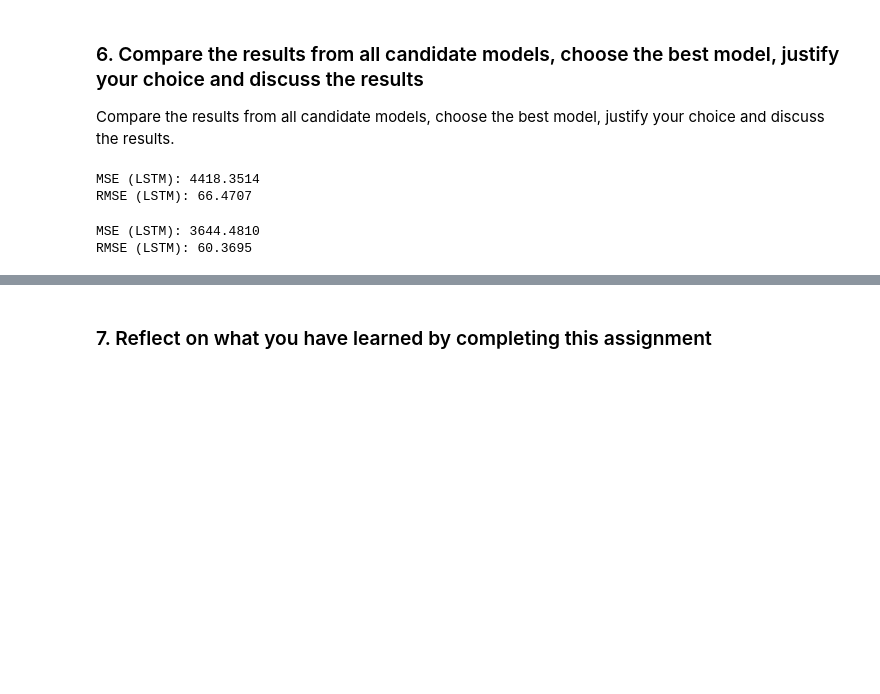
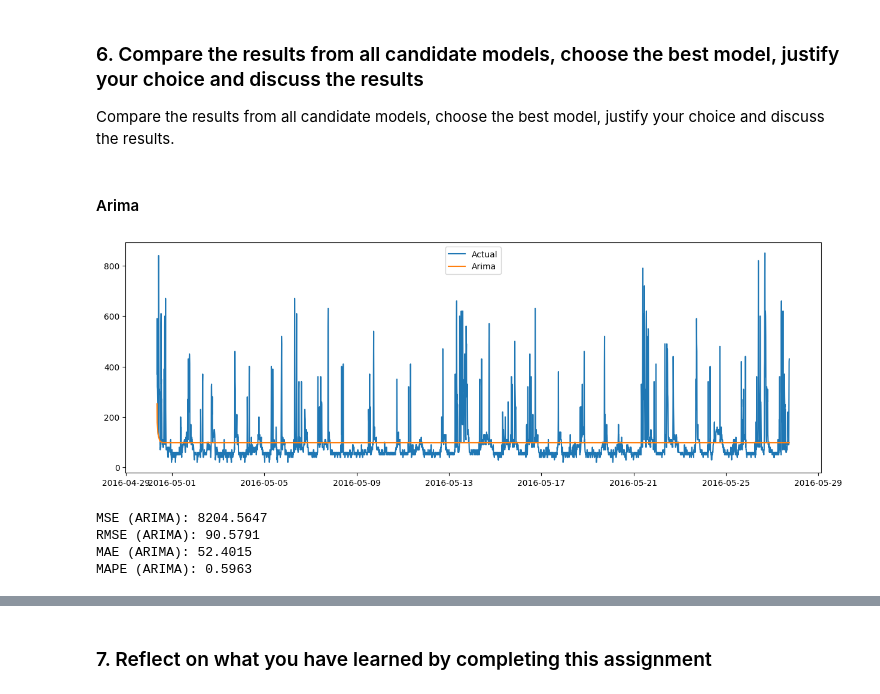
Before and after one commit to secary/compsci7306, a Jupyter notebook: mbd_a2/a1942340_dongjuma_assign2.ipynb, the cells around one changed output, grey strips where cells are left out. Drawn from its saved outputs; the diff is of its cells as text; code cells hidden in the pictures; blank space fills up the shorter version.

```diff
--- a/mbd_a2/a1942340_dongjuma_assign2.ipynb
+++ b/mbd_a2/a1942340_dongjuma_assign2.ipynb
@@ -191,10 +236,12 @@ Warnings:
 # %%
+# Define LSTM class and its input sequences
 import torch
 from sklearn.preprocessing import MinMaxScaler
 import torch.nn as nn
 
 series = data['Appliances'].values.reshape(-1,1)
 
+# Data scaling
 scaler = MinMaxScaler()
 series_scaled = scaler.fit_transform(series)
 
@@ -213,7 +260,7 @@ def create_sequences(data, seq_len):
 seq_len = 6
 X, y = create_sequences(series_scaled, seq_len)
 
-train_size = int(0.8 * len(X))
+# Data split
 X_train, X_test = X[:train_size], X[train_size:]
 y_train, y_test = y[:train_size], y[train_size:]
 
@@ -228,6 +275,8 @@ class LSTMModel(nn.Module):
         out = self.fc(out[:, -1, :])
         return out
 
+
+# Set model LSTM
 model_lstm = LSTMModel()
 criterion = nn.MSELoss()
 optimizer = torch.optim.Adam(model_lstm.parameters(), lr=0.001)
@@ -296,12 +341,8 @@ Epoch 300, Loss: 0.0040
 # %% [markdown]
 ### 5. Test predictin models and show results
 # %%
-forecast_arima = model_arima.predict(n_periods=split1)
+# ARIMA's prediction
+forecast_arima = model_arima.predict(n_periods=train_size)
 forecast_arima = pd.Series(forecast_arima, index=test1.index)
-
-plt.figure(figsize=(15, 5))
-plt.plot(test1, label='Actual')
-plt.plot(forecast_arima, label='Predicted')
-plt.legend()
-plt.show()
+forecast_arima
 # %% [output]
@@ -351,21 +427,27 @@ plt.show()
 ### 6. Compare the results from all candidate models, choose the best model, justify your choice and discuss the results
 
 Compare the results from all candidate models, choose the best model, justify your choice and discuss the results.
-# %%
-mse_arima = mean_squared_error(test1.values, forecast_arima.values)
-rmse_arima = mse_arima ** 0.5
-
-print(f"MSE (LSTM): {mse_arima:.4f}")
-print(f"RMSE (LSTM): {rmse_arima:.4f}")
-# %% [output]
-MSE (LSTM): 4418.3514
-RMSE (LSTM): 66.4707
-# %%
-mse_lstm = mean_squared_error(y_test_inv, pred_inv)
-rmse_lstm = mse_lstm ** 0.5
-
-print(f"MSE (LSTM): {mse_lstm:.4f}")
-print(f"RMSE (LSTM): {rmse_lstm:.4f}")
-# %% [output]
-MSE (LSTM): 3644.4810
-RMSE (LSTM): 60.3695
+# %% [markdown]
+#### Arima
+# %%
+plt.figure(figsize=(15, 5))
+plt.plot(test1, label='Actual')
+plt.plot(forecast_arima, label='Arima')
+plt.legend()
+plt.show()
+
+mse_arima = mean_squared_error(test1.values, forecast_arima.values)
+rmse_arima = mse_arima ** 0.5
+mae_arima = mean_absolute_error(test1.values, forecast_arima.values)
+mape_arima = mean_absolute_percentage_error(test1.values, forecast_arima.values)
+
+print(f"MSE (ARIMA): {mse_arima:.4f}")
+print(f"RMSE (ARIMA): {rmse_arima:.4f}")
+print(f"MAE (ARIMA): {mae_arima:.4f}")
+print(f"MAPE (ARIMA): {mape_arima:.4f}")
+# %% [output]
+[figure, added]
+MSE (ARIMA): 8204.5647
+RMSE (ARIMA): 90.5791
+MAE (ARIMA): 52.4015
+MAPE (ARIMA): 0.5963
```
Also changed, not shown: parts of 41 cells of this notebook.
